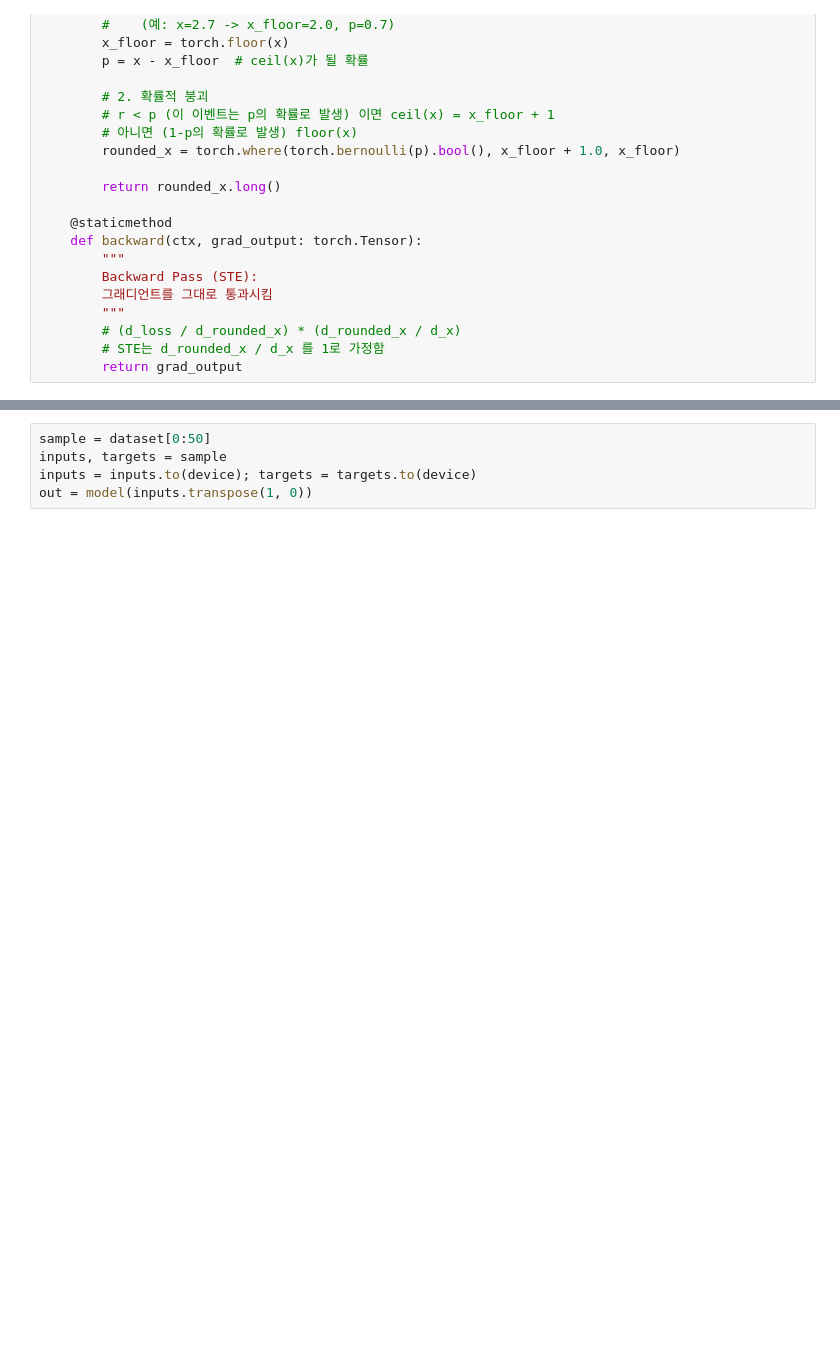
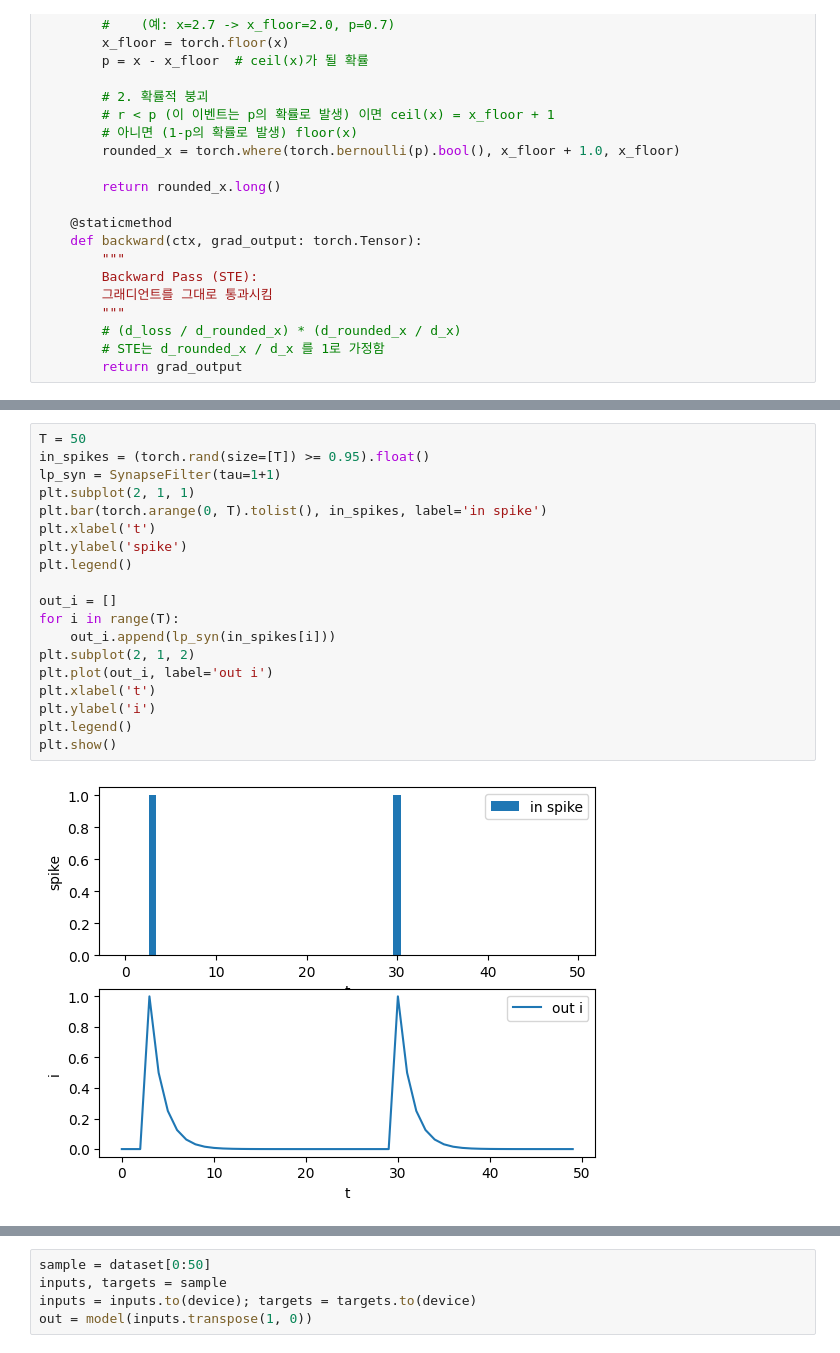
Before and after one commit to brseong/delayed-temporal, a Jupyter notebook: l1_distance.ipynb, the cells around one changed output, grey strips where cells are left out. Drawn from its saved outputs; the diff is of its cells as text; blank space fills up the shorter version.

```diff
--- a/l1_distance.ipynb
+++ b/l1_distance.ipynb
@@ -136,5 +170,26 @@ class SDCLinear(torch.nn.Module):
 
         return output
+# %%
+T = 50
+in_spikes = (torch.rand(size=[T]) >= 0.95).float()
+lp_syn = SynapseFilter(tau=1+1)
+plt.subplot(2, 1, 1)
+plt.bar(torch.arange(0, T).tolist(), in_spikes, label='in spike')
+plt.xlabel('t')
+plt.ylabel('spike')
+plt.legend()
+
+out_i = []
+for i in range(T):
+    out_i.append(lp_syn(in_spikes[i]))
+plt.subplot(2, 1, 2)
+plt.plot(out_i, label='out i')
+plt.xlabel('t')
+plt.ylabel('i')
+plt.legend()
+plt.show()
+# %% [output]
+[figure, added]
 # %%
 class CCN(torch.nn.Module):
     def __init__(self,
```
Also changed, not shown: parts of 15 cells of this notebook, 3 other files.
